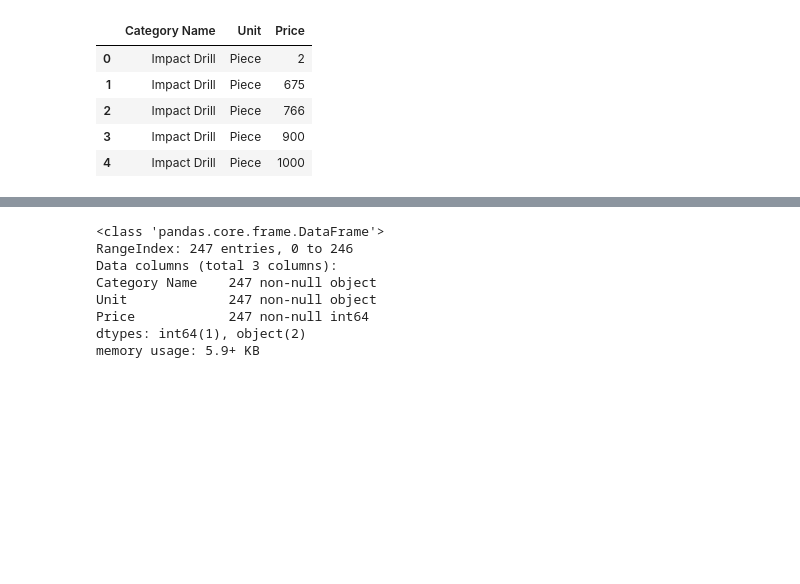
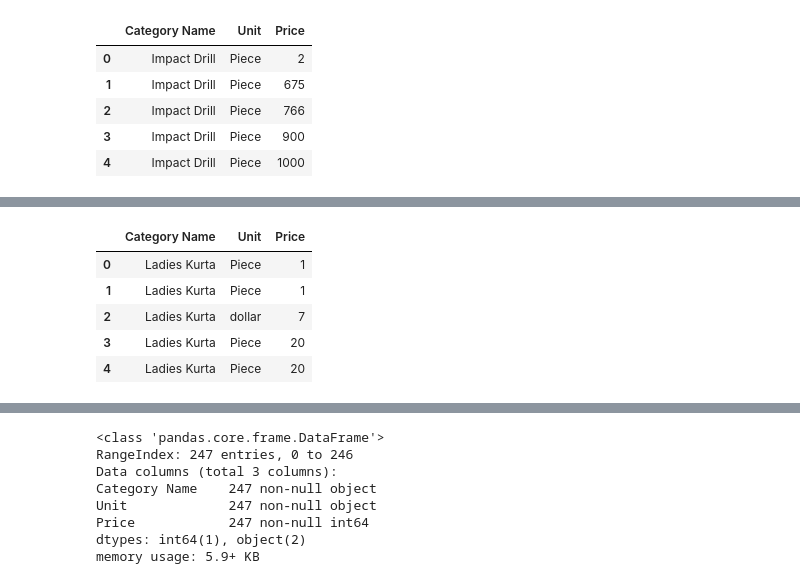
Before and after one commit to princeofpython/IndiaMart-Hackathon-2k19, a Jupyter notebook: phase1.ipynb, the cells around one changed output, grey strips where cells are left out. Saved outputs shown, nothing was run; the diff lists cells and outputs as text; code cells hidden in the pictures; blank space fills up the shorter version.

```diff
--- a/phase1.ipynb
+++ b/phase1.ipynb
@@ -29,0 +34,9 @@ array(['Piece', 'Piece(s)', 'pack', 'unit', 'Number', 'Unit', 'Pack',
+# %%
+kurtadf.head()
+# %% [output]
+|  | Category Name | Unit | Price |
+| 0 | Ladies Kurta | Piece | 1 |
+| 1 | Ladies Kurta | Piece | 1 |
+| 2 | Ladies Kurta | dollar | 7 |
+| 3 | Ladies Kurta | Piece | 20 |
+| 4 | Ladies Kurta | Piece | 20 |
```
Also changed, not shown: parts of 18 cells of this notebook.
